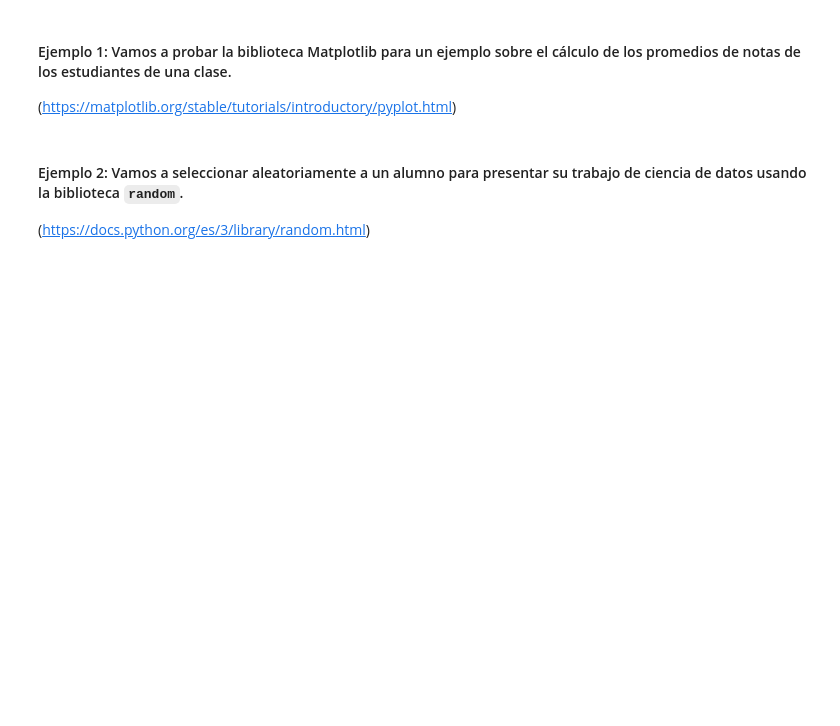
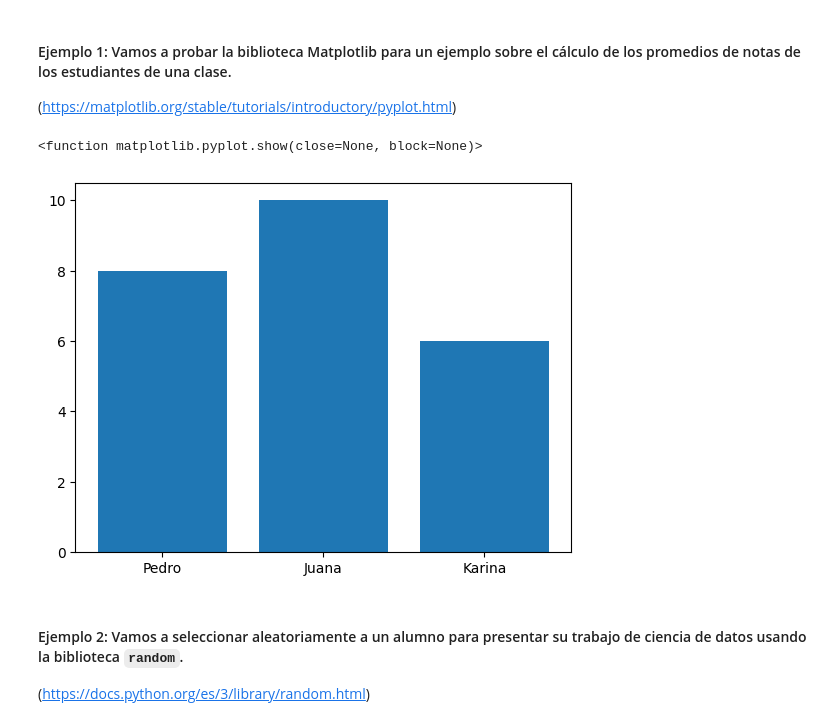
Before and after one commit to Guevaritaa/2191-practicando-python-condicionales-if-elif-y-else, a Jupyter notebook: Python_para_Data_Science.ipynb, the cells around one changed output. Saved outputs shown, nothing was run; the diff lists cells and outputs as text; code cells hidden in the pictures; blank space fills up the shorter version.

```diff
--- a/Python_para_Data_Science.ipynb
+++ b/Python_para_Data_Science.ipynb
@@ -75,3 +86,12 @@ plt.show() #ejemplo de que quedó instalado#
+# %%
+alumno = ['Pedro','Juana','Karina']
+notas = [8,10,6]
+# %%
+plt.bar (x= alumno , height= notas)
+plt.show
+# %% [output]
+<function matplotlib.pyplot.show(close=None, block=None)>
+[figure, added]
 # %% [markdown]
 #### Ejemplo 2: Vamos a seleccionar aleatoriamente a un alumno para presentar su trabajo de ciencia de datos usando la biblioteca `random`.
 
```
Also changed, not shown: parts of 16 cells of this notebook.
